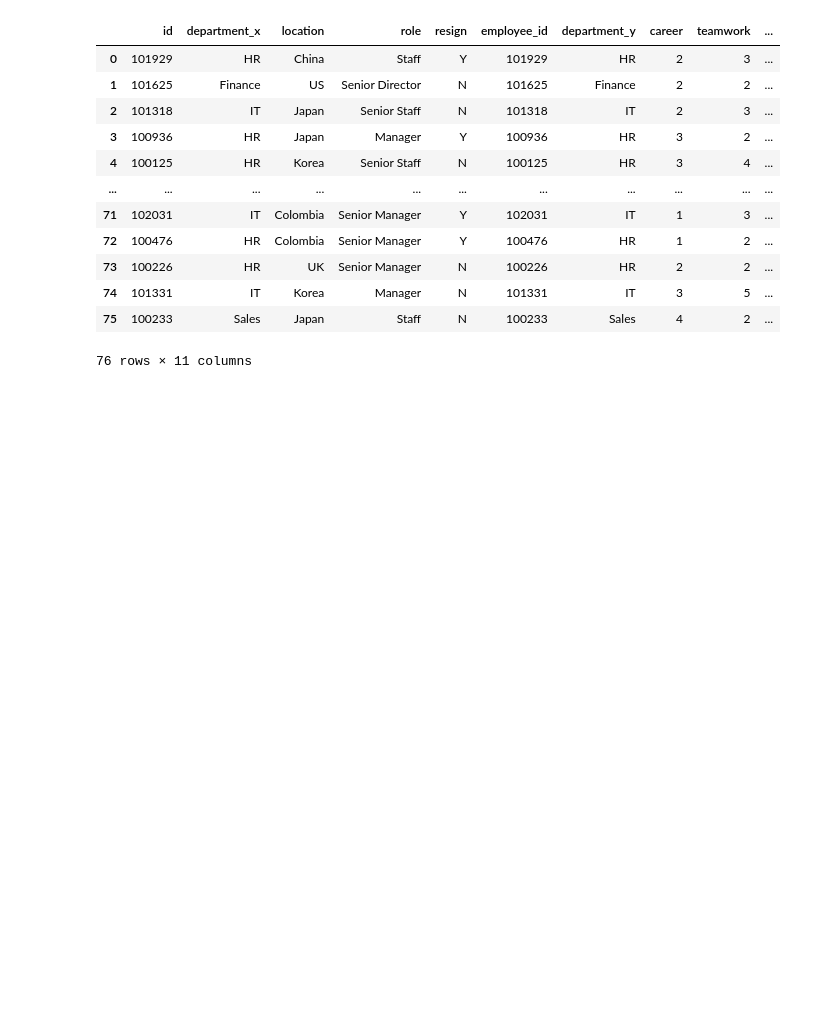
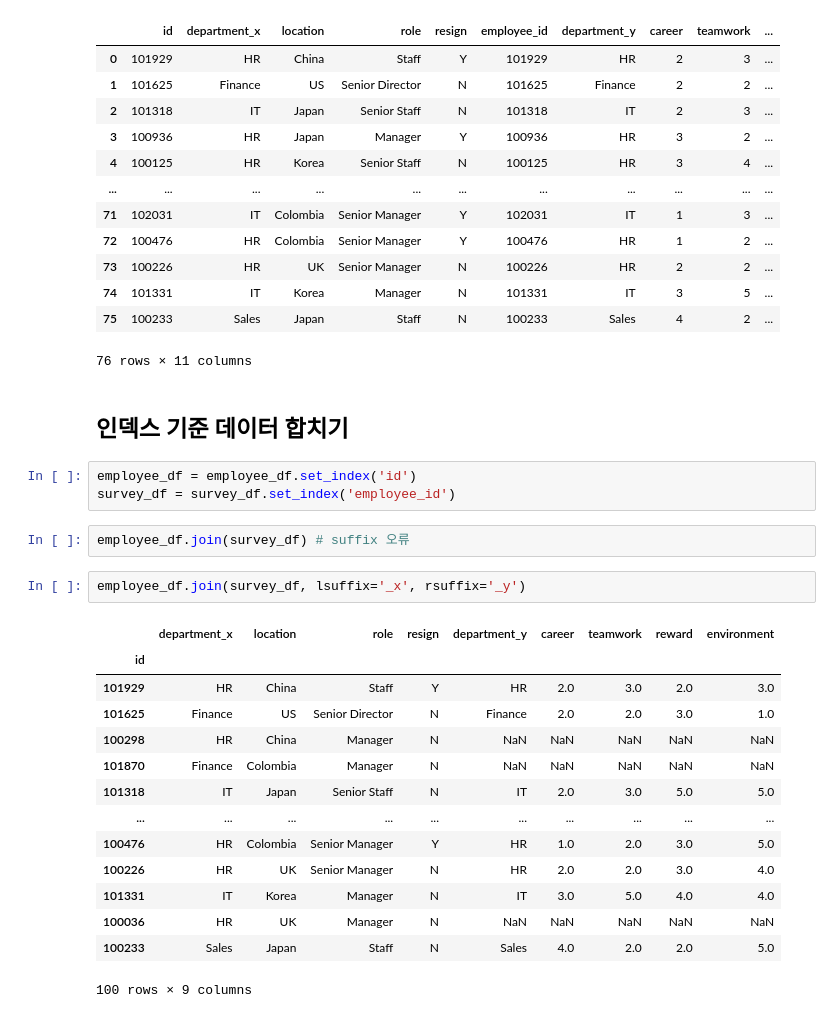
Before and after one commit to changdoong/basic-python, a Jupyter notebook: employee_df/company_df.ipynb, the cells around one changed output. Saved outputs shown, nothing was run; the diff lists cells and outputs as text; blank space fills up the shorter version.

```diff
--- a/employee_df/company_df.ipynb
+++ b/employee_df/company_df.ipynb
@@ -174,3 +174,27 @@ company_df
 | 74 | 101331 | IT | Korea | Manager | N | 101331 | IT | 3 | 5 | ... |
 | 75 | 100233 | Sales | Japan | Staff | N | 100233 | Sales | 4 | 2 | ... |
 76 rows × 11 columns
+# %% [markdown]
+## 인덱스 기준 데이터 합치기
+# %%
+employee_df = employee_df.set_index('id')
+survey_df = survey_df.set_index('employee_id')
+# %%
+employee_df.join(survey_df) # suffix 오류
+# %%
+employee_df.join(survey_df, lsuffix='_x', rsuffix='_y')
+# %% [output]
+|  | department_x | location | role | resign | department_y | career | teamwork | reward | environment |
+| id |  |  |  |  |  |  |  |  |  |
+| 101929 | HR | China | Staff | Y | HR | 2.0 | 3.0 | 2.0 | 3.0 |
+| 101625 | Finance | US | Senior Director | N | Finance | 2.0 | 2.0 | 3.0 | 1.0 |
+| 100298 | HR | China | Manager | N | NaN | NaN | NaN | NaN | NaN |
+| 101870 | Finance | Colombia | Manager | N | NaN | NaN | NaN | NaN | NaN |
+| 101318 | IT | Japan | Senior Staff | N | IT | 2.0 | 3.0 | 5.0 | 5.0 |
+| ... | ... | ... | ... | ... | ... | ... | ... | ... | ... |
+| 100476 | HR | Colombia | Senior Manager | Y | HR | 1.0 | 2.0 | 3.0 | 5.0 |
+| 100226 | HR | UK | Senior Manager | N | HR | 2.0 | 2.0 | 3.0 | 4.0 |
+| 101331 | IT | Korea | Manager | N | IT | 3.0 | 5.0 | 4.0 | 4.0 |
+| 100036 | HR | UK | Manager | N | NaN | NaN | NaN | NaN | NaN |
+| 100233 | Sales | Japan | Staff | N | Sales | 4.0 | 2.0 | 2.0 | 5.0 |
+100 rows × 9 columns
```
Also changed, not shown: parts of 9 cells of this notebook.
